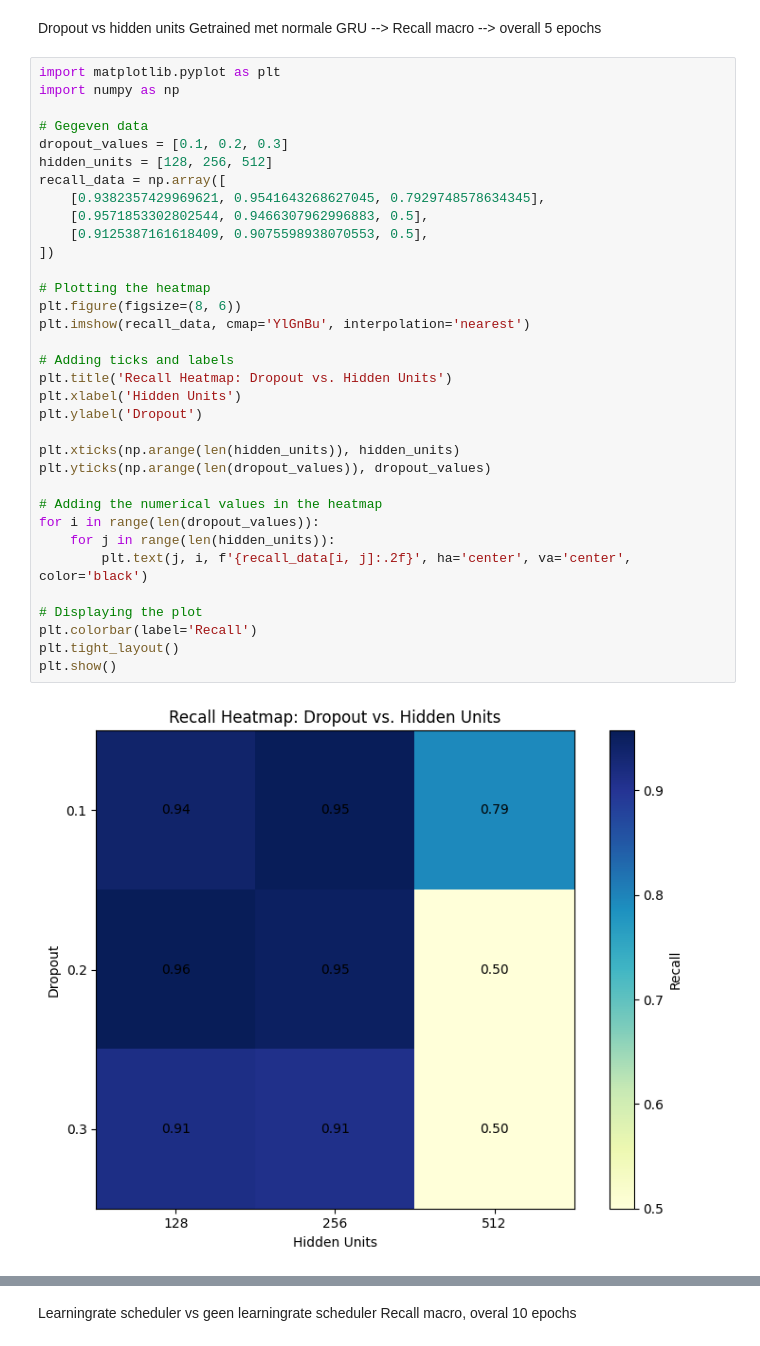
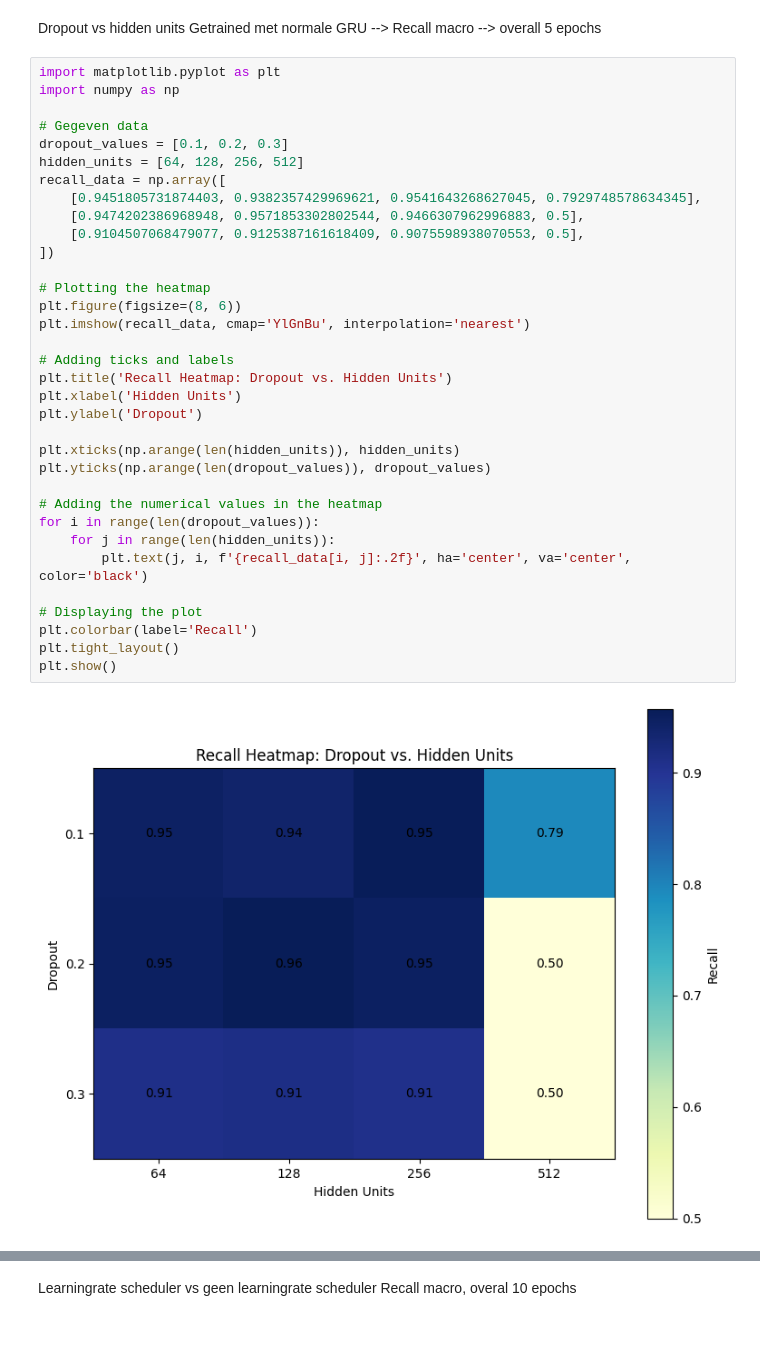
Before and after one commit to FabianWientjes/MADS-EXAM-24-FabianWientjes, a Jupyter notebook: notebooks/visualisatie.ipynb, the cells around one changed output, grey strips where cells are left out. Saved outputs shown, nothing was run; the diff lists cells and outputs as text.

```diff
--- a/notebooks/visualisatie.ipynb
+++ b/notebooks/visualisatie.ipynb
@@ -44,35 +44,35 @@ Getrained met normale GRU --> Recall macro --> overall 5 epochs
 import matplotlib.pyplot as plt
 import numpy as np
 
 # Gegeven data
 dropout_values = [0.1, 0.2, 0.3]
-hidden_units = [128, 256, 512]
+hidden_units = [64, 128, 256, 512]
 recall_data = np.array([
-    [0.9382357429969621, 0.9541643268627045, 0.7929748578634345],
-    [0.9571853302802544, 0.9466307962996883, 0.5],
-    [0.9125387161618409, 0.9075598938070553, 0.5],
+    [0.9451805731874403, 0.9382357429969621, 0.9541643268627045, 0.7929748578634345],
+    [0.9474202386968948, 0.9571853302802544, 0.9466307962996883, 0.5],
+    [0.9104507068479077, 0.9125387161618409, 0.9075598938070553, 0.5],
 ])
 
 # Plotting the heatmap
 plt.figure(figsize=(8, 6))
 plt.imshow(recall_data, cmap='YlGnBu', interpolation='nearest')
 
 # Adding ticks and labels
 plt.title('Recall Heatmap: Dropout vs. Hidden Units')
 plt.xlabel('Hidden Units')
 plt.ylabel('Dropout')
 
 plt.xticks(np.arange(len(hidden_units)), hidden_units)
 plt.yticks(np.arange(len(dropout_values)), dropout_values)
 
 # Adding the numerical values in the heatmap
 for i in range(len(dropout_values)):
     for j in range(len(hidden_units)):
         plt.text(j, i, f'{recall_data[i, j]:.2f}', ha='center', va='center', color='black')
 
 # Displaying the plot
 plt.colorbar(label='Recall')
 plt.tight_layout()
 plt.show()
 # %% [output]
-[figure, old version]
+[figure, new version]
```
Also changed, not shown: parts of 7 cells of this notebook, 2 other files.
